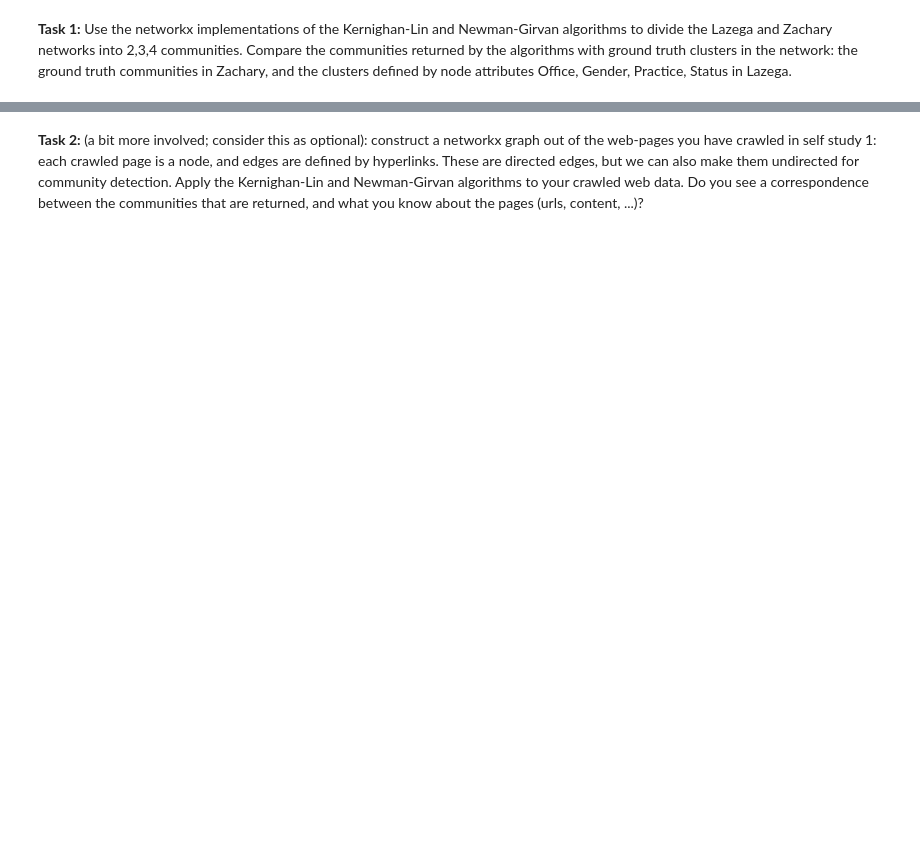
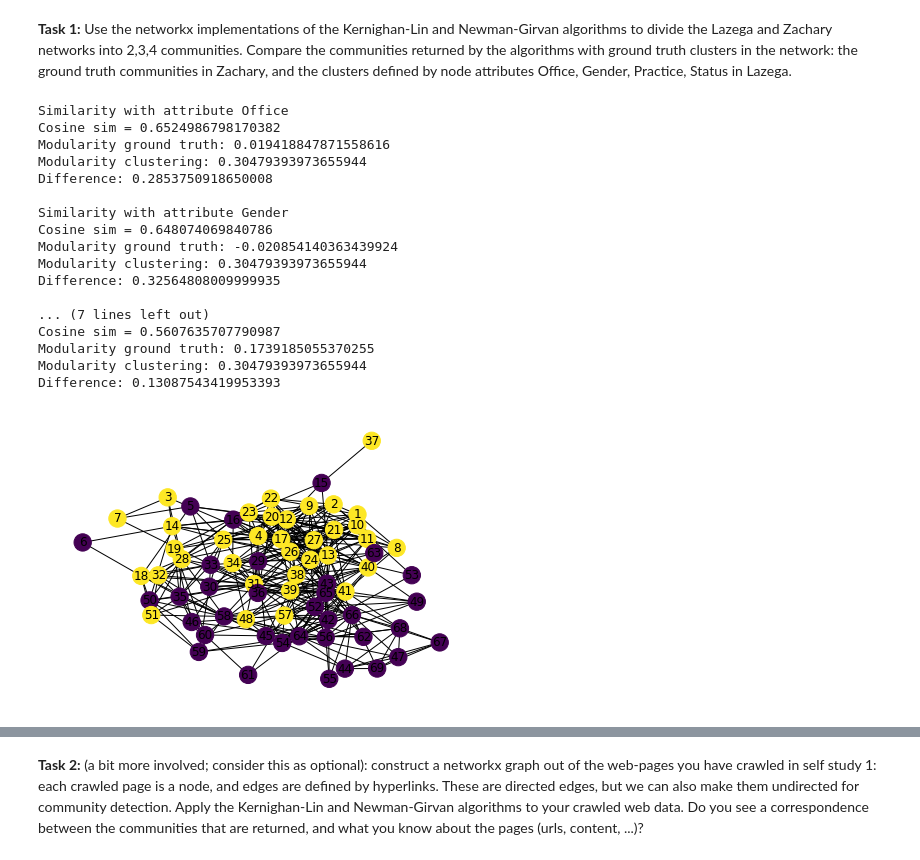
Before and after one commit to AdrianPlesner/WebIntelligence-selfstudy, a Jupyter notebook: ss07.ipynb, the cells around one changed output, grey strips where cells are left out. Cells and saved outputs as stored; diff of their text form; code cells hidden in the pictures; blank space fills up the shorter version.

```diff
--- a/ss07.ipynb
+++ b/ss07.ipynb
@@ -30,6 +34,12 @@ zachary = nx.karate_club_graph()
 This does not contain the information on the two "ground truth" communities. This is here manually constructed:
 # %%
 zachary_gt=np.array([0,0,0,0,0,0,0,0,1,1,0,0,0,0,1,1,0,0,1,0,1,0,1,1,1,1,1,1,1,1,1,1,1,1])
+zachary_gtc = [set(),set()]
+for i in range(len(zachary_gt)):
+    if zachary_gt[i] == 0:
+        zachary_gtc[0] = zachary_gtc[0].union(set([i]))
+    else:
+        zachary_gtc[1] = zachary_gtc[1].union(set([i]))
 # %% [markdown]
 Using a generic drawing method, we obtain a layout that separates the two ground truth communities quite well:
 # %%
@@ -37,2 +49,49 @@ nx.draw(zachary,with_labels=True,node_color=zachary_gt)
 # %% [markdown]
 **Task 1:** Use the networkx implementations of the Kernighan-Lin and Newman-Girvan algorithms to divide the Lazega and Zachary networks into 2,3,4 communities. Compare the communities returned by the algorithms with ground truth clusters in the network: the ground truth communities in Zachary, and the clusters defined by node attributes Office, Gender, Practice, Status in Lazega.
+# %%
+# Function to partition an array of values into a list of sets containing the indices of identical values
+def make_partition(arr):
+    result = {}
+    for i in range(len(arr)):
+        v = arr[i]
+        if v in result.keys():
+            result[v].append(str(i+ 1))
+        else:
+            result[v] = [str(i+ 1)]
+    return [set(j) for j in result.values()]
+# %%
+### Lazega 2 clusters with kernighen lin
+R = list(kernighan_lin_bisection(lazega))
+
+clusters = [1 if str(i) in R[1] else 0 for i in range(1, 70)]
+
+nx.draw_kamada_kawai(lazega,with_labels=True,node_color=clusters)
+
+attr = ['Office', 'Gender', 'Practice', 'Status']
+for a in attr:
+    print(f'Similarity with attribute {a}')
+    gt = get_att_array(lazega, a)
+    comp = np.dot(clusters, gt) / (np.linalg.norm(clusters) * np.linalg.norm(gt))
+    print(f'Cosine sim = {comp}')
+    c_mod = modularity(lazega, R)
+    t_mod = modularity(lazega, make_partition(gt))
+    print(f'Modularity ground truth: {t_mod}\nModularity clustering: {c_mod}\nDifference: {c_mod - t_mod}\n')
+# %% [output]
+Similarity with attribute Office
+Cosine sim = 0.6524986798170382
+Modularity ground truth: 0.019418847871558616
+Modularity clustering: 0.30479393973655944
+Difference: 0.2853750918650008
+
+Similarity with attribute Gender
+Cosine sim = 0.648074069840786
+Modularity ground truth: -0.020854140363439924
+Modularity clustering: 0.30479393973655944
+Difference: 0.32564808009999935
+
+... (7 lines left out)
+Cosine sim = 0.5607635707790987
+Modularity ground truth: 0.1739185055370255
+Modularity clustering: 0.30479393973655944
+Difference: 0.13087543419953393
+[figure, added]
```
Also changed, not shown: parts of 14 cells of this notebook.
